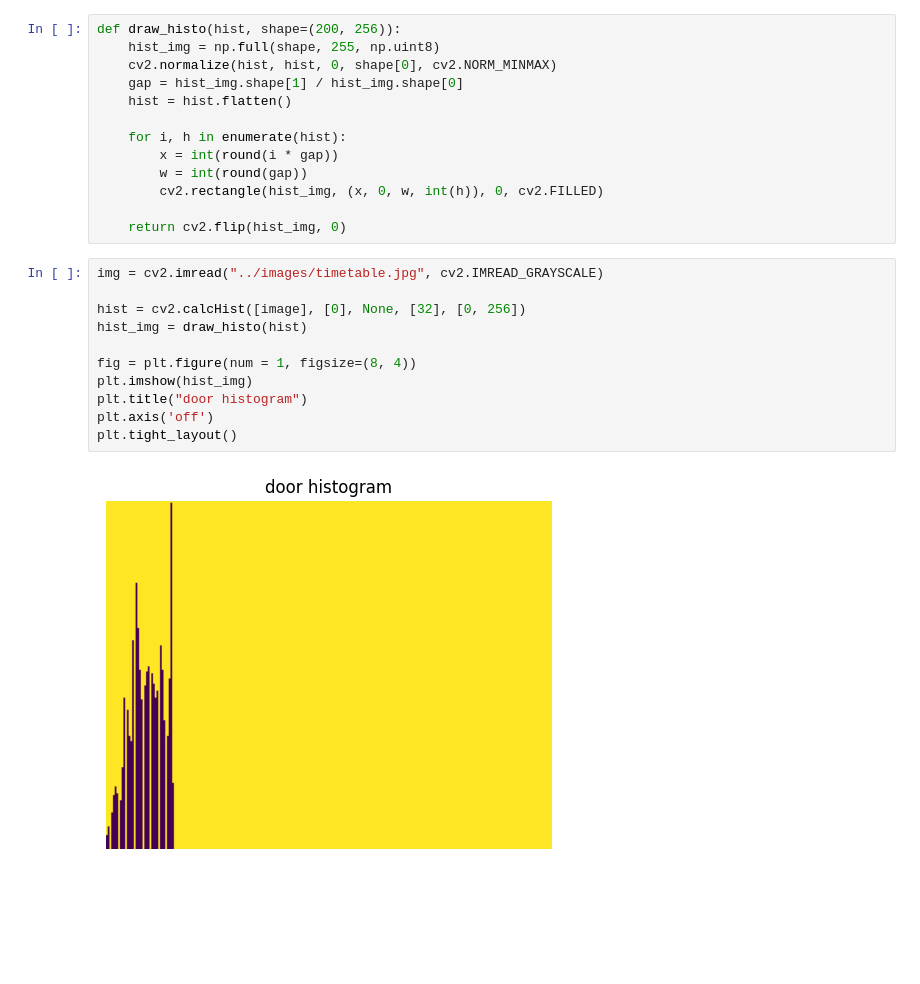
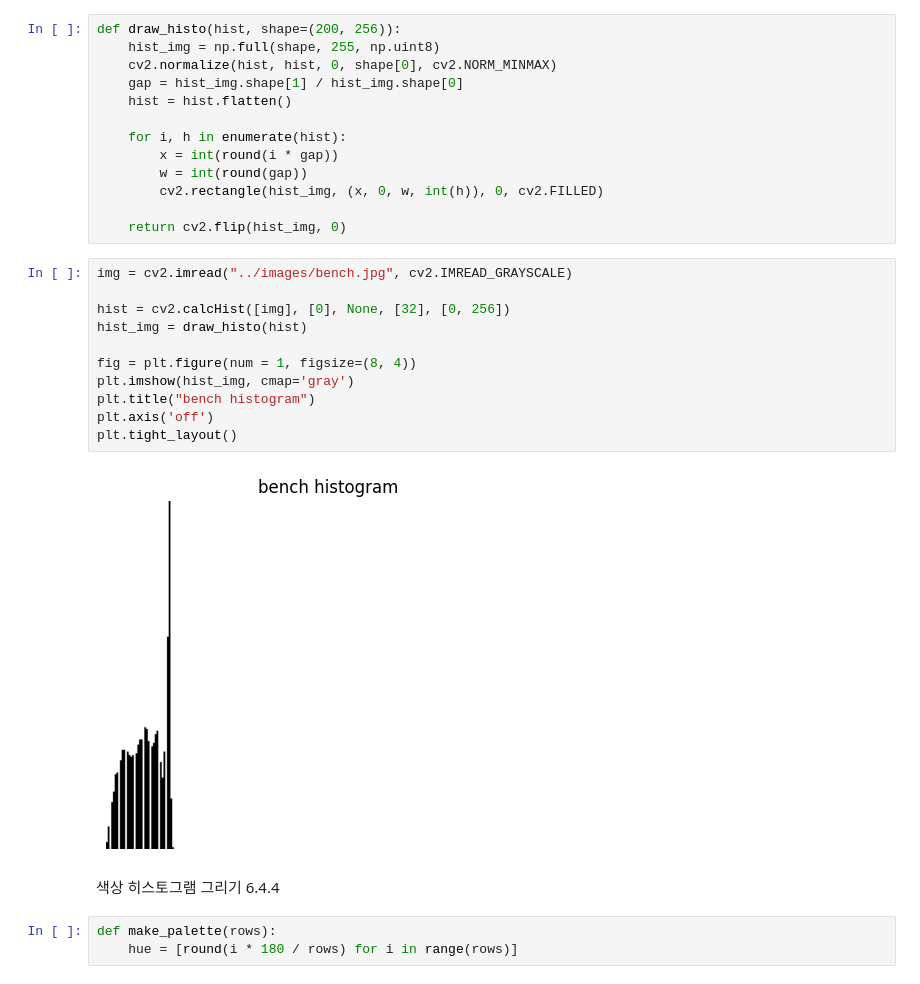
Before and after one commit to toywoo/opencv_tutorial, a Jupyter notebook: source/6_3_histogram.ipynb, the cells around one changed output. Drawn from its saved outputs; the diff is of its cells as text; blank space fills up the shorter version.

Commit message:
feat: Add OpenCV tutorials for color space conversion, histograms, and convolution with supporting images and JSON files.

```diff
--- a/source/6_3_histogram.ipynb
+++ b/source/6_3_histogram.ipynb
@@ -72,15 +72,20 @@ def draw_histo(hist, shape=(200, 256)):
 
     return cv2.flip(hist_img, 0)
 # %%
-img = cv2.imread("../images/timetable.jpg", cv2.IMREAD_GRAYSCALE)
+img = cv2.imread("../images/bench.jpg", cv2.IMREAD_GRAYSCALE)
 
-hist = cv2.calcHist([image], [0], None, [32], [0, 256])
+hist = cv2.calcHist([img], [0], None, [32], [0, 256])
 hist_img = draw_histo(hist)
 
 fig = plt.figure(num = 1, figsize=(8, 4))
-plt.imshow(hist_img)
-plt.title("door histogram")
+plt.imshow(hist_img, cmap='gray')
+plt.title("bench histogram")
 plt.axis('off')
 plt.tight_layout()
 # %% [output]
-[figure, old version]
+[figure, new version]
+# %% [markdown]
+색상 히스토그램 그리기 6.4.4
+# %%
+def make_palette(rows):
+    hue = [round(i * 180 / rows) for i in range(rows)]
```
Also changed, not shown: parts of 6 cells of this notebook, 8 other files.
